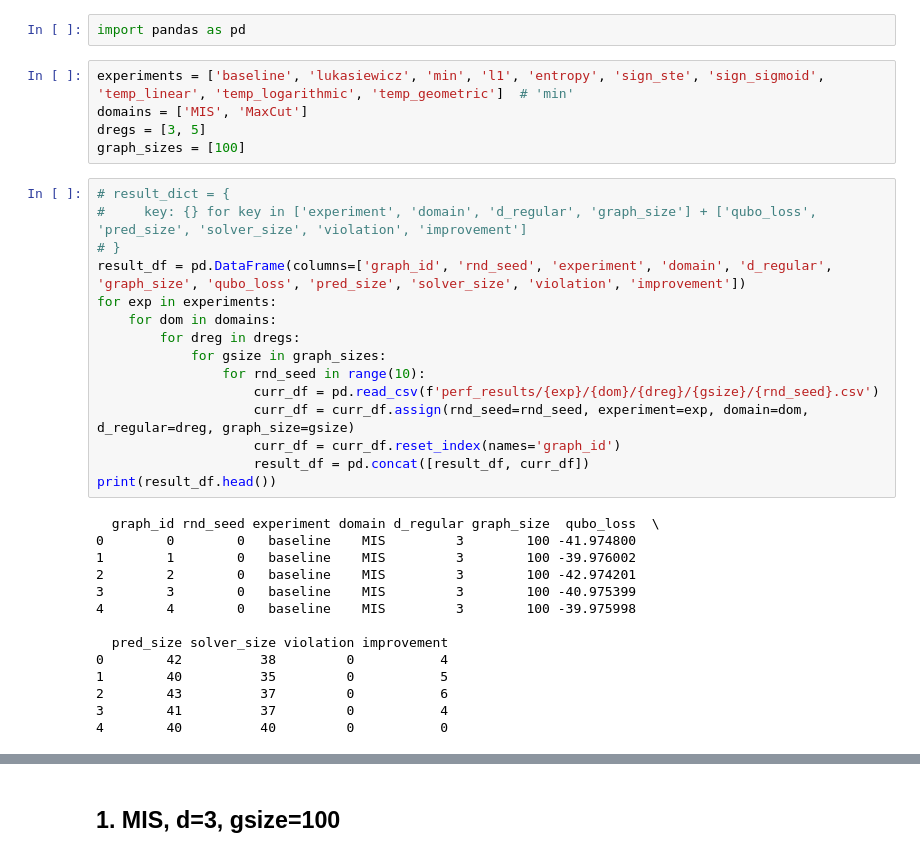
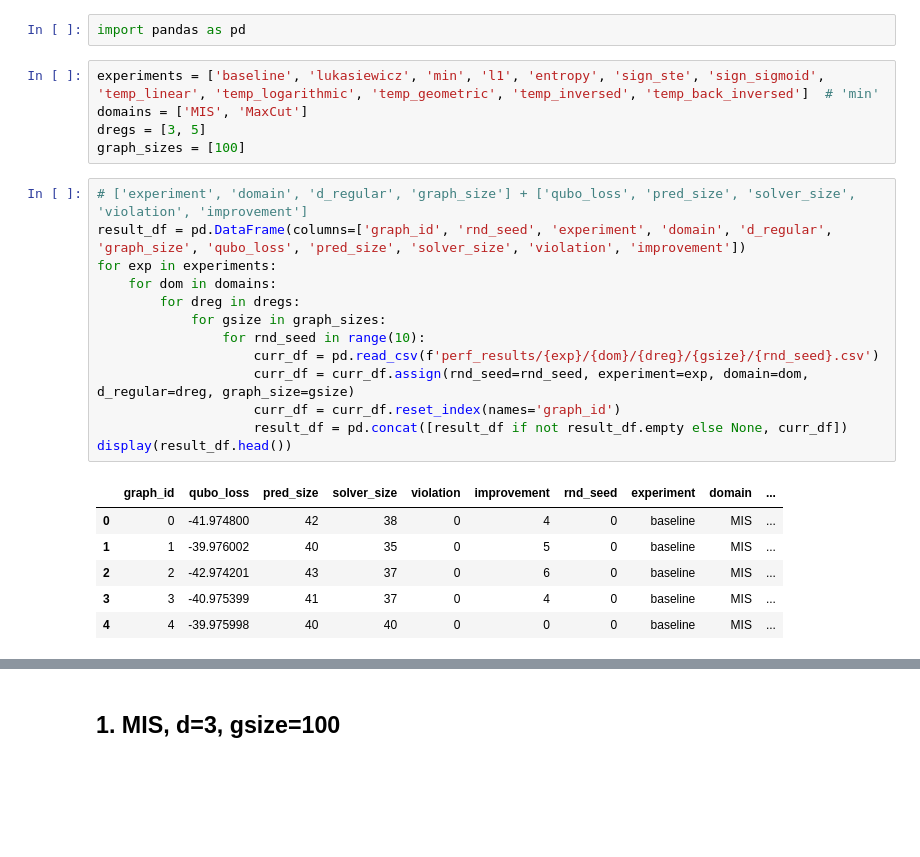
Before and after one commit to martin-krutsky/gnn-comb-opt, a Jupyter notebook: evaulate.ipynb, the cells around one changed output, grey strips where cells are left out. Cells and saved outputs as stored; diff of their text form; blank space fills up the shorter version.

```diff
--- a/evaulate.ipynb
+++ b/evaulate.ipynb
@@ -1,36 +1,27 @@
 # %%
 import pandas as pd
 # %%
-experiments = ['baseline', 'lukasiewicz', 'min', 'l1', 'entropy', 'sign_ste', 'sign_sigmoid', 'temp_linear', 'temp_logarithmic', 'temp_geometric']  # 'min'
+experiments = ['baseline', 'lukasiewicz', 'min', 'l1', 'entropy', 'sign_ste', 'sign_sigmoid', 'temp_linear', 'temp_logarithmic', 'temp_geometric', 'temp_inversed', 'temp_back_inversed']  # 'min'
 domains = ['MIS', 'MaxCut']
 dregs = [3, 5]
 graph_sizes = [100]
 # %%
-# result_dict = {
-#     key: {} for key in ['experiment', 'domain', 'd_regular', 'graph_size'] + ['qubo_loss', 'pred_size', 'solver_size', 'violation', 'improvement']
-# }
+# ['experiment', 'domain', 'd_regular', 'graph_size'] + ['qubo_loss', 'pred_size', 'solver_size', 'violation', 'improvement']
 result_df = pd.DataFrame(columns=['graph_id', 'rnd_seed', 'experiment', 'domain', 'd_regular', 'graph_size', 'qubo_loss', 'pred_size', 'solver_size', 'violation', 'improvement'])
 for exp in experiments:
     for dom in domains:
         for dreg in dregs:
             for gsize in graph_sizes:
                 for rnd_seed in range(10):
                     curr_df = pd.read_csv(f'perf_results/{exp}/{dom}/{dreg}/{gsize}/{rnd_seed}.csv')
                     curr_df = curr_df.assign(rnd_seed=rnd_seed, experiment=exp, domain=dom, d_regular=dreg, graph_size=gsize)
                     curr_df = curr_df.reset_index(names='graph_id')
-                    result_df = pd.concat([result_df, curr_df])
-print(result_df.head())
+                    result_df = pd.concat([result_df if not result_df.empty else None, curr_df])
+display(result_df.head())
 # %% [output]
-  graph_id rnd_seed experiment domain d_regular graph_size  qubo_loss  \
-0        0        0   baseline    MIS         3        100 -41.974800
-1        1        0   baseline    MIS         3        100 -39.976002
-2        2        0   baseline    MIS         3        100 -42.974201
-3        3        0   baseline    MIS         3        100 -40.975399
-4        4        0   baseline    MIS         3        100 -39.975998
-
-  pred_size solver_size violation improvement
-0        42          38         0           4
-1        40          35         0           5
-2        43          37         0           6
-3        41          37         0           4
-4        40          40         0           0
+|  | graph_id | qubo_loss | pred_size | solver_size | violation | improvement | rnd_seed | experiment | domain | ... |
+| 0 | 0 | -41.974800 | 42 | 38 | 0 | 4 | 0 | baseline | MIS | ... |
+| 1 | 1 | -39.976002 | 40 | 35 | 0 | 5 | 0 | baseline | MIS | ... |
+| 2 | 2 | -42.974201 | 43 | 37 | 0 | 6 | 0 | baseline | MIS | ... |
+| 3 | 3 | -40.975399 | 41 | 37 | 0 | 4 | 0 | baseline | MIS | ... |
+| 4 | 4 | -39.975998 | 40 | 40 | 0 | 0 | 0 | baseline | MIS | ... |
```
Also changed, not shown: parts of 16 cells of this notebook, 1 other file.
